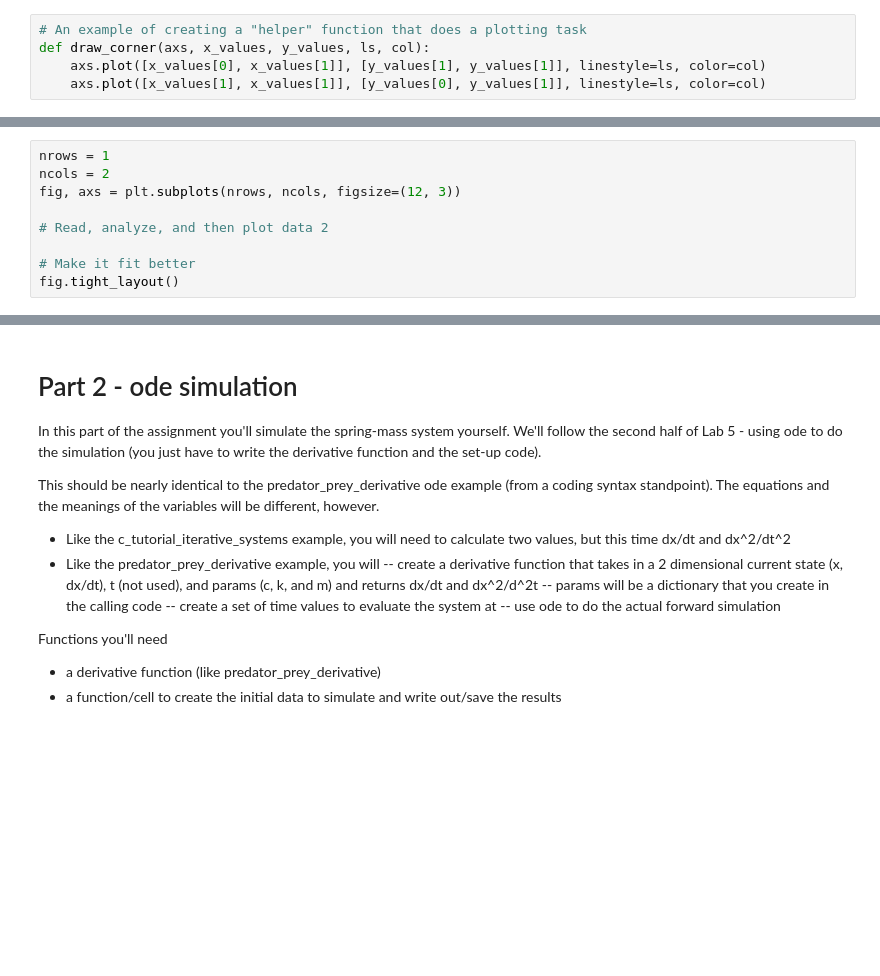
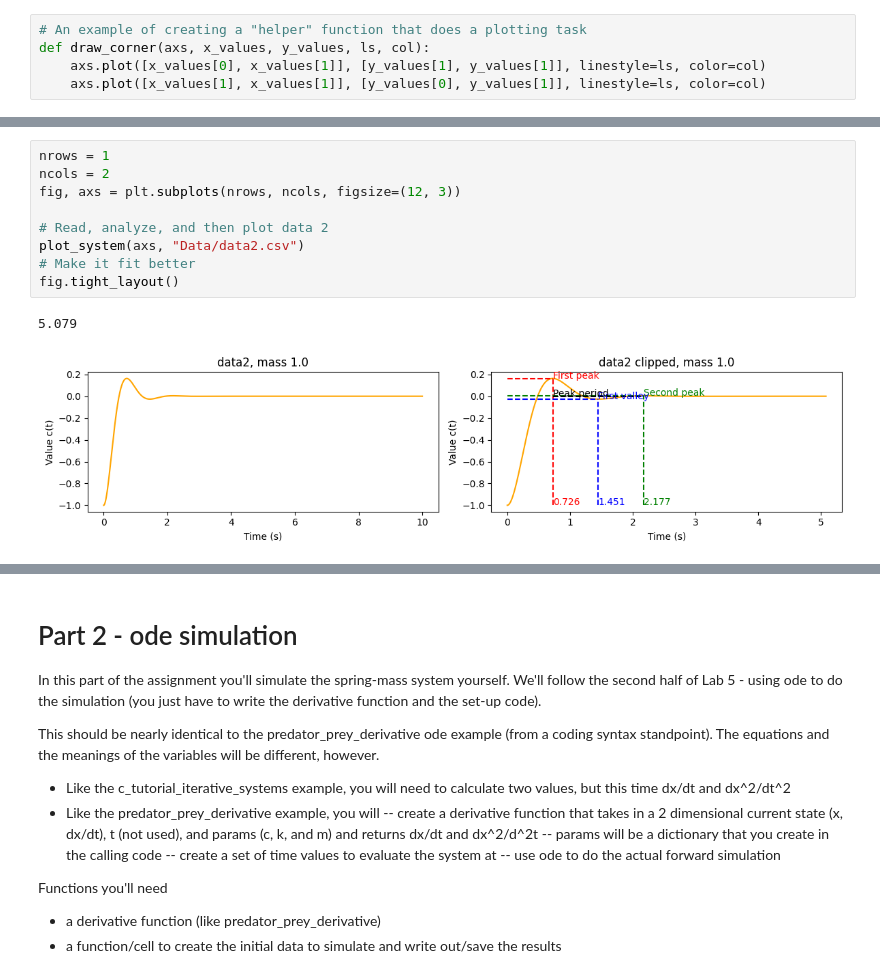
Before and after one commit to JPizzleDrizzle/JPIntroPythonProgramming, a Jupyter notebook: Week_4_fitting/HW_2_system_analysis.ipynb, the cells around one changed output, grey strips where cells are left out. Drawn from its saved outputs; the diff is of its cells as text; blank space fills up the shorter version.

```diff
--- a/Week_4_fitting/HW_2_system_analysis.ipynb
+++ b/Week_4_fitting/HW_2_system_analysis.ipynb
@@ -327,12 +370,15 @@ fig.tight_layout()
 # %%
 nrows = 1
 ncols = 2
 fig, axs = plt.subplots(nrows, ncols, figsize=(12, 3))
 
 # Read, analyze, and then plot data 2
-
+plot_system(axs, "Data/data2.csv")
 # Make it fit better
 fig.tight_layout()
+# %% [output]
+5.079
+[figure, added]
 # %%
 nrows = 1
 ncols = 2
```
Also changed, not shown: parts of 7 cells of this notebook.
